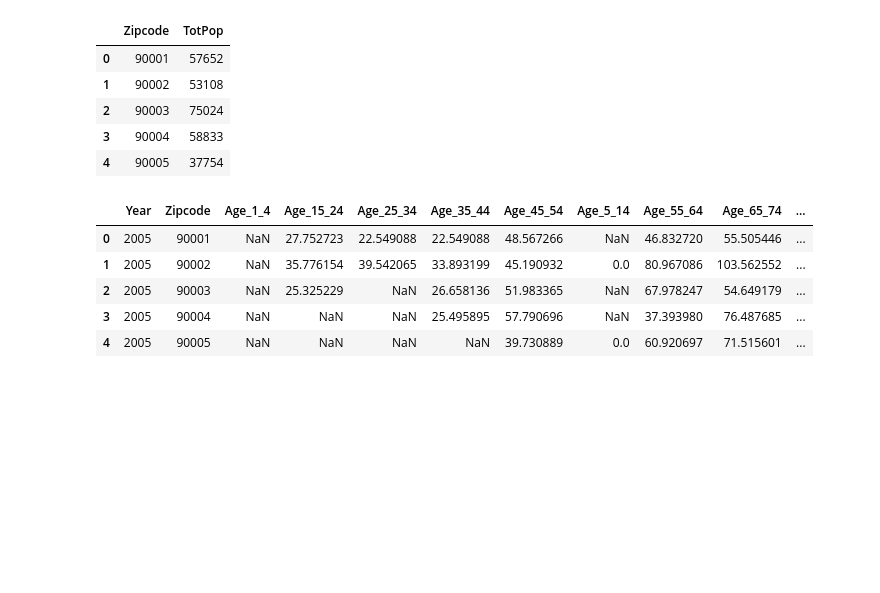
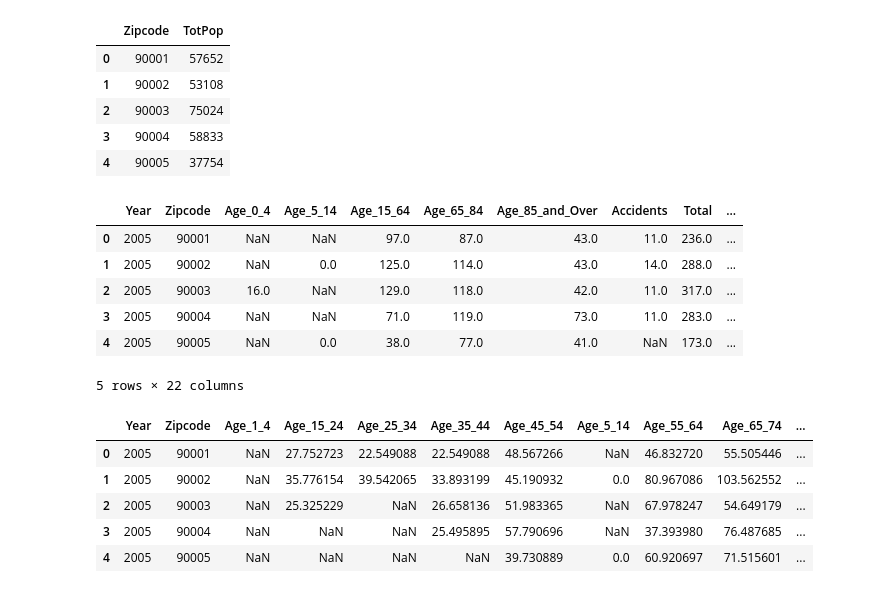
Before and after one commit to weikaylee/surf24_draft, a Jupyter notebook: analysis/scripts/mortality_health_data.ipynb, the cells around one changed output. Drawn from its saved outputs; the diff is of its cells as text; code cells hidden in the pictures; blank space fills up the shorter version.

```diff
--- a/analysis/scripts/mortality_health_data.ipynb
+++ b/analysis/scripts/mortality_health_data.ipynb
@@ -188,6 +219,16 @@ pop_subset_df.head()
 | 2 | 90003 | 75024 |
 | 3 | 90004 | 58833 |
 | 4 | 90005 | 37754 |
+# %%
+counts_copy.head()
+# %% [output]
+|  | Year | Zipcode | Age_0_4 | Age_5_14 | Age_15_64 | Age_65_84 | Age_85_and_Over | Accidents | Total | ... |
+| 0 | 2005 | 90001 | NaN | NaN | 97.0 | 87.0 | 43.0 | 11.0 | 236.0 | ... |
+| 1 | 2005 | 90002 | NaN | 0.0 | 125.0 | 114.0 | 43.0 | 14.0 | 288.0 | ... |
+| 2 | 2005 | 90003 | 16.0 | NaN | 129.0 | 118.0 | 42.0 | 11.0 | 317.0 | ... |
+| 3 | 2005 | 90004 | NaN | NaN | 71.0 | 119.0 | 73.0 | 11.0 | 283.0 | ... |
+| 4 | 2005 | 90005 | NaN | 0.0 | 38.0 | 77.0 | 41.0 | NaN | 173.0 | ... |
+5 rows × 22 columns
 # %%
 # standardize counts to get rate per 100,000 ppl
 rate_df = pd.DataFrame()
```
Also changed, not shown: parts of 8 cells of this notebook.
